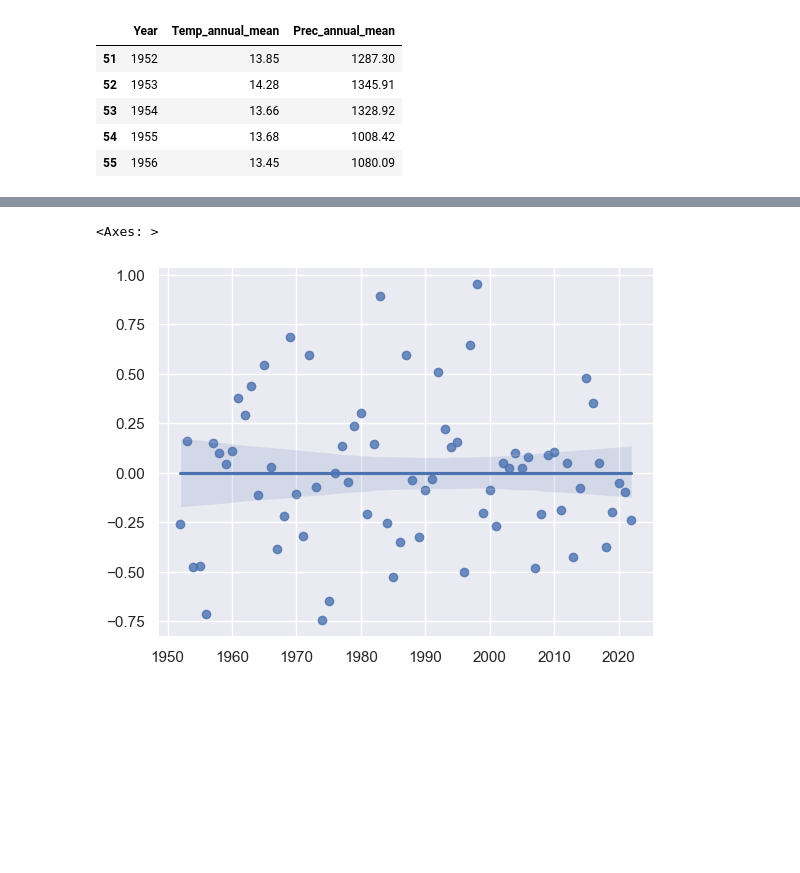
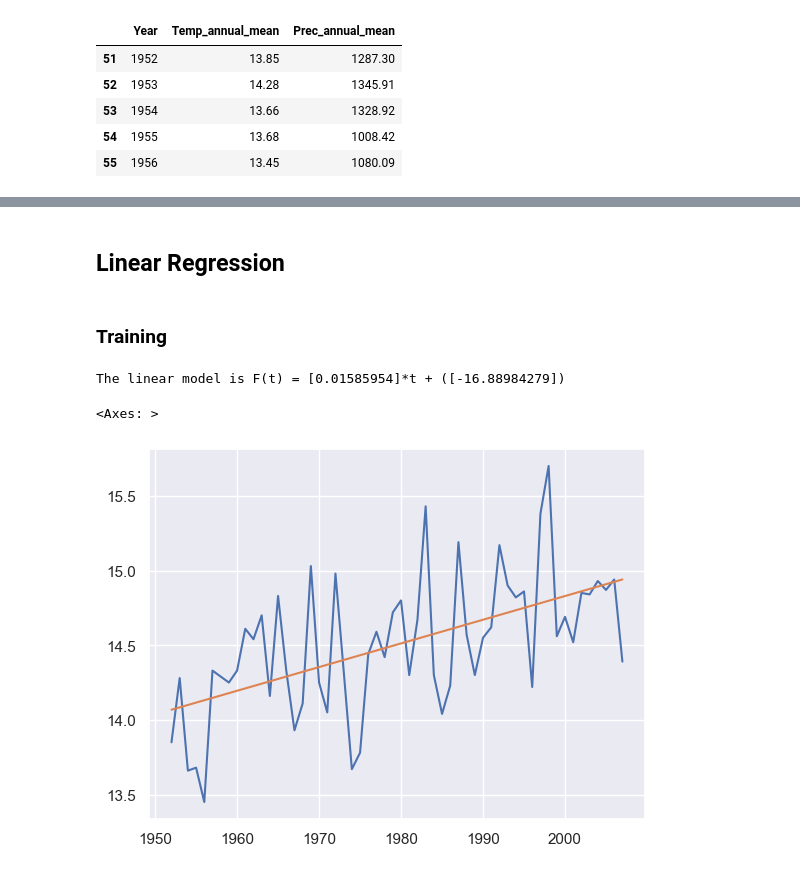
Before and after one commit to pipaber/Portfolio, a Jupyter notebook: posts/time_series/time_series_analysis.ipynb, the cells around one changed output, grey strips where cells are left out. Drawn from its saved outputs; the diff is of its cells as text; code cells hidden in the pictures; blank space fills up the shorter version.

```diff
--- a/posts/time_series/time_series_analysis.ipynb
+++ b/posts/time_series/time_series_analysis.ipynb
@@ -79,5 +63,2 @@ plt.plot(x, linear_residuals,'o')
-# %%
-sns.regplot(x=x, y=linear_residuals)
-# %% [output]
-<Axes: >
-[figure, removed]
+# %% [markdown]
+## Linear Regression
@@ -83,0 +77,19 @@ sns.regplot(x=x, y=linear_residuals)
+# %% [markdown]
+### Training
+# %%
+linear_trend = LinearRegression()
+
+linear_trend.fit(train_date.reshape(-1,1), train_temp.reshape(-1,1))
+
+coefficients = [linear_trend.coef_[0],linear_trend.intercept_]
+print("The linear model is F(t) = " +str(coefficients[0])+"*t + (" +str(coefficients[1])+")")
+
+linear_prediction = linear_trend.predict(train_date.reshape(-1,1))
+# %% [output]
+The linear model is F(t) = [0.01585954]*t + ([-16.88984279])
+# %%
+sns.lineplot(x=train_date, y=train_temp)
+sns.lineplot(x=train_date, y=linear_prediction.flatten())
+# %% [output]
+<Axes: >
+[figure, added]
```
Also changed, not shown: parts of 24 cells of this notebook, 21 other files.
